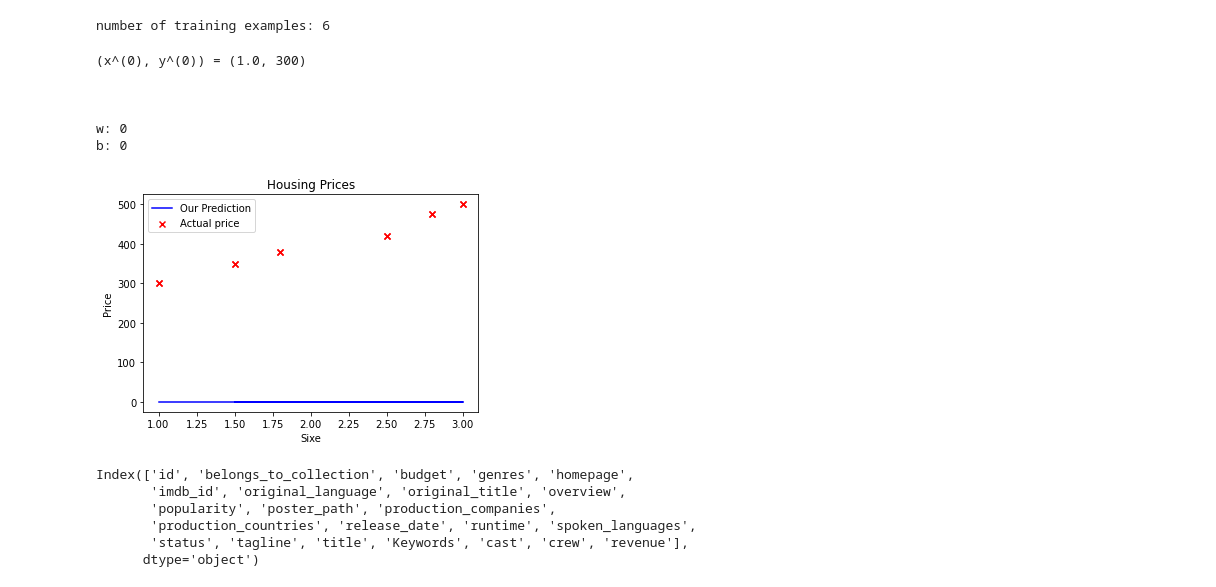
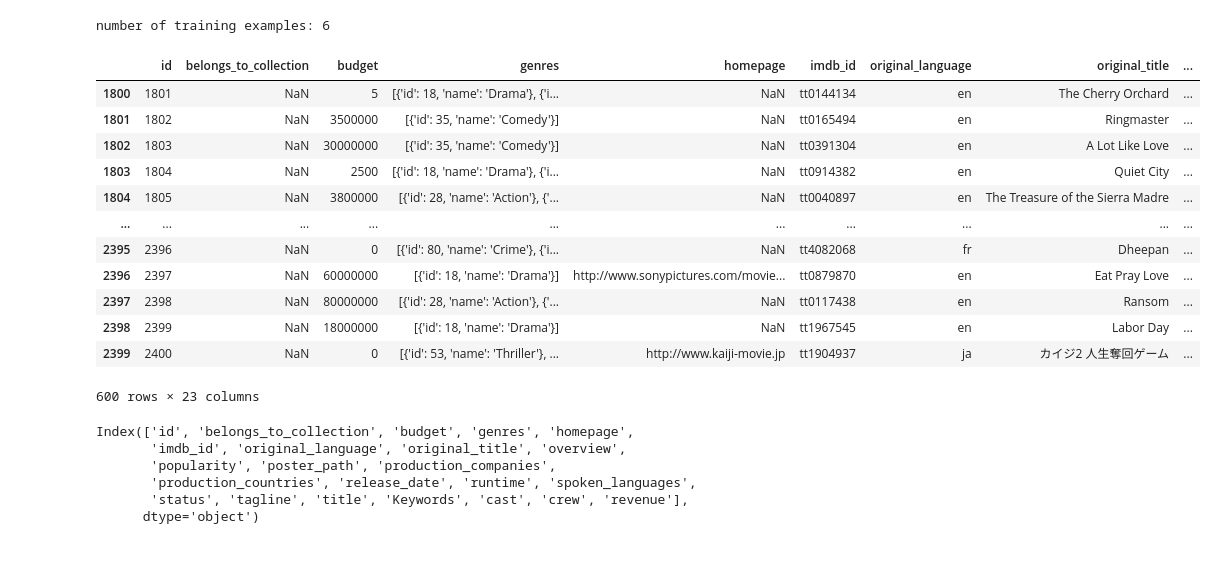
Before and after one commit to KaLiNkA-code/AI_PROJECT, a Jupyter notebook: notebooks/dev.ipynb, the cells around one changed output. Drawn from its saved outputs; the diff is of its cells as text; code cells hidden in the pictures; blank space fills up the shorter version.

```diff
--- a/notebooks/dev.ipynb
+++ b/notebooks/dev.ipynb
@@ -24,55 +20,7 @@ print(" ")
 # %% [output]
 number of training examples: 6
-# %%
-i = 0
-x_i = x_train[i]
-y_i = y_train[i]
-print(f"(x^({i}), y^({i})) = ({x_i}, {y_i})")
-
-
-print(" ")
-print(" ")
-print(" ")
-
-plt.scatter(x_train, y_train, marker="x", c="r")
-plt.title("Housing Prices")  # Set the title
-plt.ylabel("Price (in 1000s of dollars)")
-plt.xlabel("Size (1000 sqrt)")
-# plt.show()
-
-w = 0
-b = 0
-print(f"w: {w}")
-print(f"b: {b}")
-
-
-def calculate_model_output(w, b, x):
-    m = x.shape  # the number of training examples
-    f_wb = np.zeros(m)
-    for i in range(len(x)):
-        f_wb[i] = w * x[i] + b
-    return f_wb
-
-
-#  Now Let's call the calculate_model_output func and plot the output
-tmp_f_wb = calculate_model_output(w, b, x_train)
-
-plt.plot(x_train, tmp_f_wb, c="b", label="Our Prediction")
-plt.scatter(x_train, y_train, marker="x", c="r", label="Actual price")
-plt.xlabel("Sixe")
-plt.ylabel("Price")
-plt.legend()
-plt.show()
-# %% [output]
-(x^(0), y^(0)) = (1.0, 300)
-
-
-
-w: 0
-b: 0
-[figure, removed]
 # %%
 import pandas as pd
 # %%
-TRAIN_CSV_PATH = "C:/Users/Lenovo/PycharmProjects/AI_PROJECT/notebooks/train.csv"
+TRAIN_CSV_PATH = "AI_PROJECT/data/train.csv"
 train_df = pd.read_csv(TRAIN_CSV_PATH)
@@ -81,3 +27,23 @@ train_df = pd.read_csv(TRAIN_CSV_PATH)
+# %%
+"""Split on train / val / test  60/20/20 """
+train_df  # found out how many rows
+train_dataset = train_df[:1800]  # 60%
+val_dataset = train_df[1800:2400]  # 20%
+test_dataset = train_df[2400:]  # 20%
+# %% [output]
+|  | id | belongs_to_collection | budget | genres | homepage | imdb_id | original_language | original_title | ... |
+| 1800 | 1801 | NaN | 5 | [{'id': 18, 'name': 'Drama'}, {'i... | NaN | tt0144134 | en | The Cherry Orchard | ... |
+| 1801 | 1802 | NaN | 3500000 | [{'id': 35, 'name': 'Comedy'}] | NaN | tt0165494 | en | Ringmaster | ... |
+| 1802 | 1803 | NaN | 30000000 | [{'id': 35, 'name': 'Comedy'}] | NaN | tt0391304 | en | A Lot Like Love | ... |
+| 1803 | 1804 | NaN | 2500 | [{'id': 18, 'name': 'Drama'}, {'i... | NaN | tt0914382 | en | Quiet City | ... |
+| 1804 | 1805 | NaN | 3800000 | [{'id': 28, 'name': 'Action'}, {'... | NaN | tt0040897 | en | The Treasure of the Sierra Madre | ... |
+| ... | ... | ... | ... | ... | ... | ... | ... | ... | ... |
+| 2395 | 2396 | NaN | 0 | [{'id': 80, 'name': 'Crime'}, {'i... | NaN | tt4082068 | fr | Dheepan | ... |
+| 2396 | 2397 | NaN | 60000000 | [{'id': 18, 'name': 'Drama'}] | http://www.sonypictures.com/movie... | tt0879870 | en | Eat Pray Love | ... |
+| 2397 | 2398 | NaN | 80000000 | [{'id': 28, 'name': 'Action'}, {'... | NaN | tt0117438 | en | Ransom | ... |
+| 2398 | 2399 | NaN | 18000000 | [{'id': 18, 'name': 'Drama'}] | NaN | tt1967545 | en | Labor Day | ... |
+| 2399 | 2400 | NaN | 0 | [{'id': 53, 'name': 'Thriller'}, ... | http://www.kaiji-movie.jp | tt1904937 | ja | カイジ2 人生奪回ゲーム | ... |
+600 rows × 23 columns
 # %%
 train_df.columns
 # %% [output]
```
Also changed, not shown: parts of 7 cells of this notebook, 3 other files.
